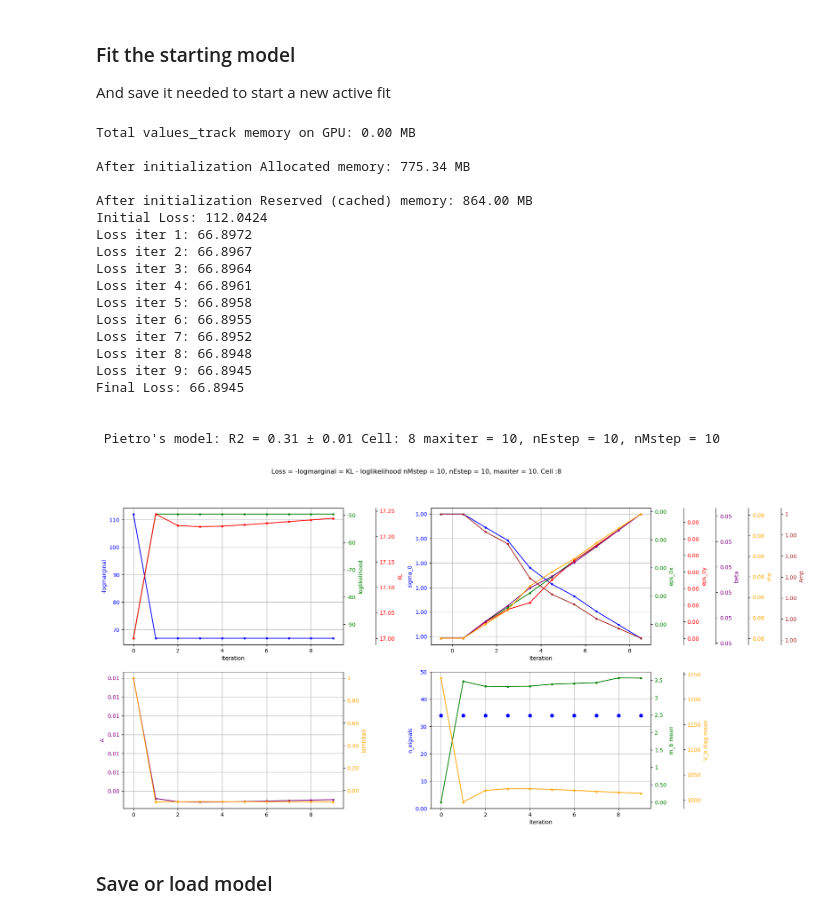
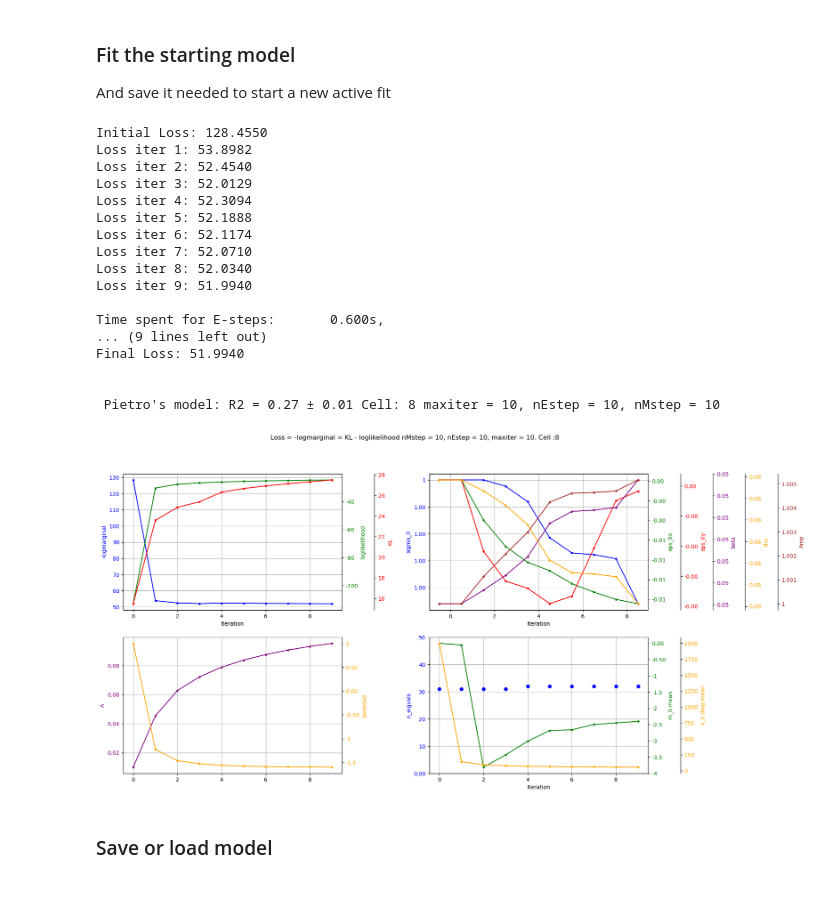
Before and after one commit to retinal-information-processing-lab/gaussian_processes, a Jupyter notebook: Spatial_GP_repo/one_cell_active_training copy.ipynb, the cells around one changed output. Cells and saved outputs as stored; diff of their text form; code cells hidden in the pictures.

```diff
--- a/Spatial_GP_repo/one_cell_active_training copy.ipynb
+++ b/Spatial_GP_repo/one_cell_active_training copy.ipynb
@@ -104,8 +105,8 @@ R = R[:,cellid] # shape (nt,) where nt is the number of trials
 
 # Choose a random subset of the data and save the idx
 all_idx  = torch.arange(0, X.shape[0])                     # Indices of the whole dataset
-torch.manual_seed(0)
-torch.cuda.manual_seed(0)
+torch.manual_seed(8)
+torch.cuda.manual_seed(8)
 all_idx_perm  = torch.randperm(all_idx.shape[0])                         # Random permutation of the indices
 
 test_1000_idx = all_idx_perm[-1000:]                                     # These will be the indices of the test set
@@ -113,18 +114,22 @@ all_idx_perm  = all_idx_perm[~torch.isin( all_idx_perm, test_1000_idx )] # Remov
 rndm_idx      = all_idx_perm[:ntrain_start]                              # These will be the indices of the initial training. This way ensures not repetitions.
 
 
-start_idx     = rndm_idx.sort()[0]
+start_idx     = rndm_idx
+# start_idx     = rndm_idx.sort()[0]
 in_use_idx    = start_idx
 xtilde_idx    = in_use_idx
-remaining_idx = all_idx_perm[~torch.isin( all_idx_perm, in_use_idx )].sort()[0]
+remaining_idx = all_idx_perm[~torch.isin( all_idx_perm, in_use_idx )]
+# remaining_idx = all_idx_perm[~torch.isin( all_idx_perm, in_use_idx )].sort()[0]
 
 # Set the starting set
 xtilde_start  = X[xtilde_idx,:]                           # In the simplest case the starting points are all inducing points
 X_in_use      = X[in_use_idx,:]
 X_remaining   = X[remaining_idx,:]
+X_test_1000   = X[test_1000_idx,:]
 
 R_remaining   = R[remaining_idx]
 R_in_use      = R[in_use_idx]
+R_test_1000   = R[test_1000_idx]
 
 # Estimate memory usage
 # Calculate memory usage for each tensor
@@ -135,36 +140,17 @@ total_memory_bytes = X_memory + r_memory
 # Convert bytes to megabytes (MB)
 total_memory_MB = total_memory_bytes / (1024 ** 2)
 print(f'Total dataset memory on GPU: {total_memory_MB:.2f} MB')
-
-
-# To start with the xtilde and xinuse indices that we get from an active learn run
-# in_use_idx    = benchmark_model['fit_parameters']['in_use_idx']
-# xtilde_idx    = benchmark_model['fit_parameters']['xtilde_idx']
-# remaining_idx = all_idx_perm[~torch.isin( all_idx_perm, in_use_idx )].sort()[0]
-# ntilde        = len(xtilde_idx)
-
-
-# # Set the starting set
-# xtilde_start  = X[xtilde_idx,:]                           # In the simplest case the starting points are all inducing points
-# X_in_use      = X[in_use_idx,:]
-# X_remaining   = X[remaining_idx,:]
-
-# R_remaining   = R[remaining_idx]
-# R_in_use      = R[in_use_idx]
-
-# print(xtilde_idx)
 # %% [output]
 Total dataset memory on GPU: 281.23 MB
 # %% [markdown]
 ### Select cell, starting hyperparameters and firing rate parameters
 # %%
+torch.set_grad_enabled(False)
 # For details on the hyperparameters choice see one_cell_fit.ipynb
 logbetaexpr = utils.fromlogbetasam_to_logbetaexpr( logbetasam=torch.tensor(5.5) )# Logbetaexpr in this code is equal to logbeta in Samuele's code. Samuele's code set logbeta to 5.5
 logrhoexpr  = utils.fromlogrhosam_to_logrhoexpr( logrhosam=torch.tensor(5))
 # logbetaexpr = torch.tensor(4.65)
 # logrhoexpr = torch.tensor(4.3)
-# logsigma_0 = torch.tensor(0)
-# sigma_0    = torch.exp(logsigma_0)
 sigma_0    = torch.tensor(1.0)
 Amp        = torch.tensor(1.0)
 eps_0x     = torch.tensor(0.0001)
@@ -173,8 +159,7 @@ eps_0y     = torch.tensor(0.0001)
 theta = {'sigma_0': sigma_0, 'Amp': Amp, 'eps_0x':eps_0x, 'eps_0y':eps_0y, '-2log2beta': logbetaexpr, '-log2rho2': logrhoexpr,  }
 
 # Set the gradient of the hyperparemters to be updatable
-for key, value in theta.items():
-    # to exclude a single hyperparemeters from the optimization ( to exclude them all just set nmstep=0 and dont do the M-step)
+for key, value in theta.items(): # to exclude a single hyperparemeters from the optimization ( to exclude them all just set nmstep=0 and dont do the M-step)
     # if key == 'Amp':
         # continue
     theta[key] = value.requires_grad_()
@@ -189,11 +174,8 @@ A        = torch.tensor(0.01)
 logA     = torch.log(A)
 # lambda0  = torch.tensor(0.31)
 lambda0  = torch.tensor(1.)
-# f_params = {'logA': logA, 'loglambda0':torch.log(lambda0)}
 f_params = {'logA': logA, 'lambda0':lambda0}
-
-for key, value in f_params.items():
-    f_params[key] = value.requires_grad_()
+f_params['logA'] = f_params['logA'].requires_grad_() # The optimal lambda0 is given with a fixed A.
 
 fit_parameters = {'ntilde':      ntilde,
                   'maxiter':     maxiter,
@@ -227,43 +209,42 @@ updated -log2rho2 to 4.3069
 ### Fit the starting model
 And save it needed to start a new active fit
 # %%
+torch.set_grad_enabled(False)
 fit_model, err_dict = utils.varGP(X_in_use, R_in_use, **init_model)
 
 # Save the model. All of the matrices are projected in the eigenspace of big eigenvalues of K_tilde. Indicated by _b
 start_model = fit_model
 
 if err_dict['is_error']:
     print('Error in the fit')
     raise err_dict['error']
 
 # Save the model
 # utils.save_model(start_model, f'models/starting_models_active_learning/cell:{cellid}_nstart:{ntrain_start}', additional_description='Starting model for active learning')
 
 spk_count_test, spk_count_pred, r2, sigma_r2 = utils.test(X_test, R_test, X_train=X, at_iteration=None, **fit_model )
 # spk_count_test, spk_count_pred, r2, sigma_r2 = utils.test(X_test, R_test, X_train=X, at_iteration=None, **start_model )
 
 utils.plot_loss_and_theta_notebook(fit_model, figsize=(15,10), marker='.')#ylim_logmarg=(0, 5000))
 # %% [output]
-Total values_track memory on GPU: 0.00 MB
+Initial Loss: 128.4550
+Loss iter 1: 53.8982
+Loss iter 2: 52.4540
+Loss iter 3: 52.0129
+Loss iter 4: 52.3094
+Loss iter 5: 52.1888
+Loss iter 6: 52.1174
+Loss iter 7: 52.0710
+Loss iter 8: 52.0340
+Loss iter 9: 51.9940
 
-After initialization Allocated memory: 775.34 MB
-
-After initialization Reserved (cached) memory: 864.00 MB
-Initial Loss: 112.0424
-Loss iter 1: 66.8972
-Loss iter 2: 66.8967
-Loss iter 3: 66.8964
-Loss iter 4: 66.8961
-Loss iter 5: 66.8958
-Loss iter 6: 66.8955
-Loss iter 7: 66.8952
-Loss iter 8: 66.8948
-Loss iter 9: 66.8945
-Final Loss: 66.8945
+Time spent for E-steps:       0.600s,
+... (9 lines left out)
+Final Loss: 51.9940
 
 
- Pietro's model: R2 = 0.31 ± 0.01 Cell: 8 maxiter = 10, nEstep = 10, nMstep = 10
+ Pietro's model: R2 = 0.27 ± 0.01 Cell: 8 maxiter = 10, nEstep = 10, nMstep = 10
-[figure, old version]
+[figure, new version]
 # %% [markdown]
 ### Save or load model
 # %%
```
Also changed, not shown: parts of 23 cells of this notebook, 2 other files.
